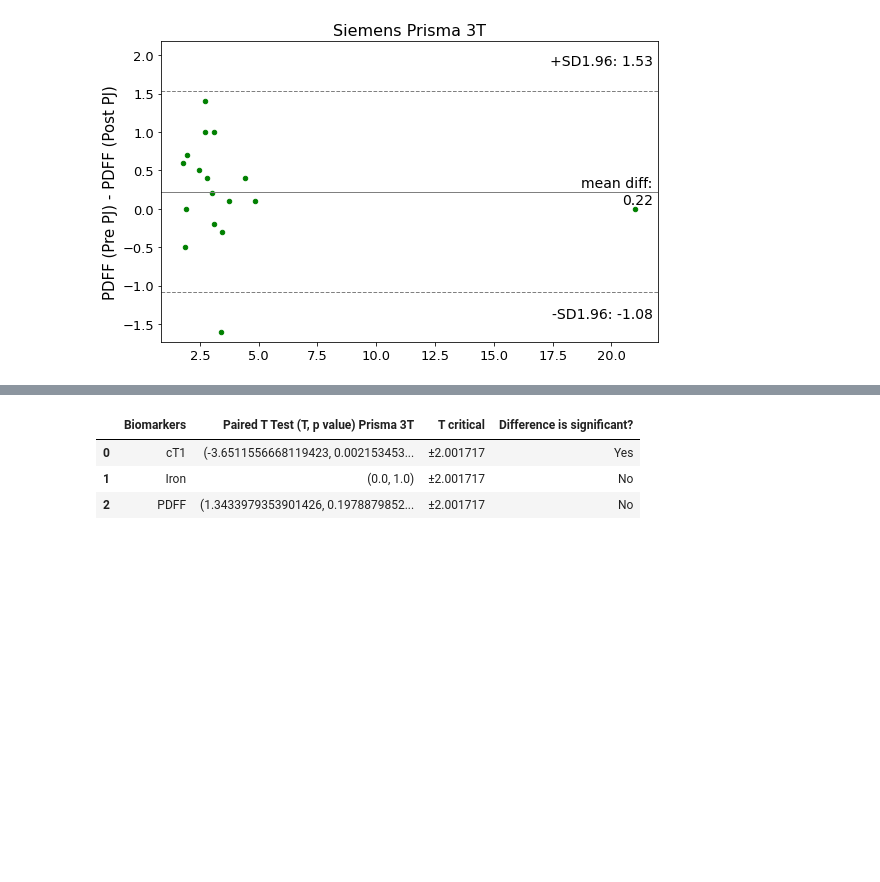
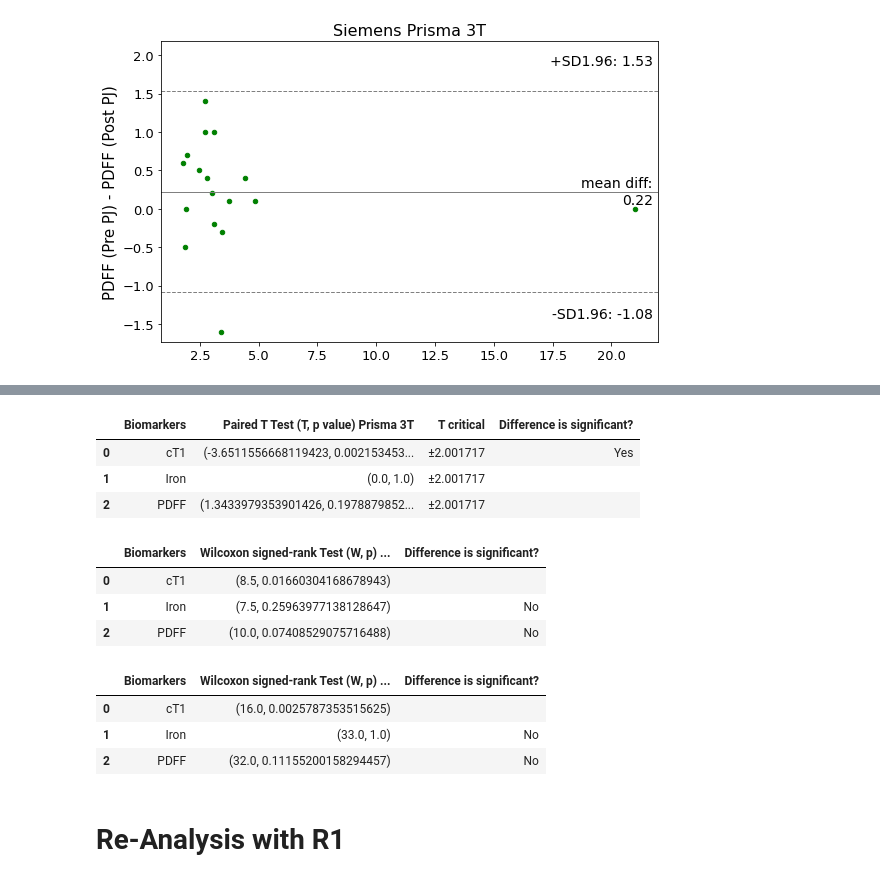
Before and after one commit to WhySeeYC/reference_app, a Jupyter notebook: PineappleJuice/VendorSpecificPlots.ipynb, the cells around one changed output, grey strips where cells are left out. Saved outputs shown, nothing was run; the diff lists cells and outputs as text; code cells hidden in the pictures; blank space fills up the shorter version.

```diff
--- a/PineappleJuice/VendorSpecificPlots.ipynb
+++ b/PineappleJuice/VendorSpecificPlots.ipynb
@@ -7,3 +10,6 @@ from scipy import stats
 import numpy as np
 import dataframe_image as dfi
 import statsmodels.api as sm
+# %%
+pd.set_option('display.max_columns', None)
+pd.set_option('display.max_rows', None)
@@ -10,5 +46,5 @@ import statsmodels.api as sm
 # %%
-file = "/Users/yi-chunwang/OneDrive - Perspectum Diagnostics Ltd/Python/PineappleJuice/FinalDF.csv"
+file = "/Users/yi-chunwang/OneDrive - Perspectum Ltd/Work_Repo/PineappleJuice/FinalDF.csv"
 read_file = pd.read_csv(file, delimiter = ",", header= 0)
 read_file
 # %% [output]
@@ -482,28 +638,42 @@ TT
 # %%
+# T Test for 3T
+
 cT1TT = stats.ttest_rel(PA["cT1 median (Pre PJ)"], PA["cT1 median (Post PJ)"])
 IronTT = stats.ttest_rel(PA["Iron median (Pre PJ)"], PA["Iron median (Post PJ)"])
 PDFFTT = stats.ttest_rel(PA["PDFF median (Pre PJ)"], PA["PDFF median (Post PJ)"])
 Tcritical = '±2.001717'
-data2 = {"Biomarkers":["cT1", "Iron", "PDFF"], "Paired T Test (T, p value) Prisma 3T":[cT1TT, IronTT, PDFFTT], "T critical": [Tcritical, Tcritical, Tcritical], "Difference is significant?": ['Yes', 'No', 'No']}
-TT2 = pd.DataFrame(data = data2)
-TT2
+data2 = {"Biomarkers":["cT1", "Iron", "PDFF"], "Paired T Test (T, p value) Prisma 3T":[cT1TT, IronTT, PDFFTT], "T critical": [Tcritical, Tcritical, Tcritical], "Difference is significant?": ['Yes', '', '']}
+PA_TT = pd.DataFrame(data = data2)
+PA_TT
 # %% [output]
 |  | Biomarkers | Paired T Test (T, p value) Prisma 3T | T critical | Difference is significant? |
 | 0 | cT1 | (-3.6511556668119423, 0.002153453... | ±2.001717 | Yes |
-| 1 | Iron | (0.0, 1.0) | ±2.001717 | No |
-| 2 | PDFF | (1.3433979353901426, 0.1978879852... | ±2.001717 | No |
+| 1 | Iron | (0.0, 1.0) | ±2.001717 |  |
+| 2 | PDFF | (1.3433979353901426, 0.1978879852... | ±2.001717 |  |
 # %%
-cT1TT = stats.wilcoxon(AV["cT1 median (Pre PJ)"], AV["cT1 median (Post PJ)"])
-IronTT = stats.wilcoxon(AV["Iron median (Pre PJ)"], AV["Iron median (Post PJ)"])
-PDFFTT = stats.wilcoxon(AV["PDFF median (Pre PJ)"], AV["PDFF median (Post PJ)"])
-data2 = {"Biomarkers":["cT1", "Iron", "PDFF"], "Wilcoxon signed-rank Test (W, p) Avantofit 1.5T":[cT1TT, IronTT, PDFFTT], "Difference is significant?": ['Yes', 'No', 'No']}
-W = pd.DataFrame(data = data2)
-W
+# Wilcoxon Test for 1.5T
+cT1WT = stats.wilcoxon(AV["cT1 median (Pre PJ)"], AV["cT1 median (Post PJ)"])
+IronWT = stats.wilcoxon(AV["Iron median (Pre PJ)"], AV["Iron median (Post PJ)"])
+PDFFWT = stats.wilcoxon(AV["PDFF median (Pre PJ)"], AV["PDFF median (Post PJ)"])
+data2 = {"Biomarkers":["cT1", "Iron", "PDFF"], "Wilcoxon signed-rank Test (W, p) Avantofit 1.5T":[cT1WT, IronWT, PDFFWT], "Difference is significant?": ['', 'No', 'No']}
+AV_W = pd.DataFrame(data = data2)
+AV_W
+# %% [output]
+|  | Biomarkers | Wilcoxon signed-rank Test (W, p) ... | Difference is significant? |
+| 0 | cT1 | (8.5, 0.01660304168678943) |  |
+| 1 | Iron | (7.5, 0.25963977138128647) | No |
+| 2 | PDFF | (10.0, 0.07408529075716488) | No |
 # %%
-cT1TT = stats.wilcoxon(PA["cT1 median (Pre PJ)"], PA["cT1 median (Post PJ)"])
-IronTT = stats.wilcoxon(PA["Iron median (Pre PJ)"], PA["Iron median (Post PJ)"])
-PDFFTT = stats.wilcoxon(PA["PDFF median (Pre PJ)"], PA["PDFF median (Post PJ)"])
+# Wilcoxon Test for 3T
+cT1WT = stats.wilcoxon(PA["cT1 median (Pre PJ)"], PA["cT1 median (Post PJ)"])
+IronWT = stats.wilcoxon(PA["Iron median (Pre PJ)"], PA["Iron median (Post PJ)"])
+PDFFWT = stats.wilcoxon(PA["PDFF median (Pre PJ)"], PA["PDFF median (Post PJ)"])
 Tcritical = '±2.001717'
-data2 = {"Biomarkers":["cT1", "Iron", "PDFF"], "Wilcoxon signed-rank Test (W, p) Prisma 3T":[cT1TT, IronTT, PDFFTT], "Difference is significant?": ['Yes', 'No', 'No']}
-W2 = pd.DataFrame(data = data2)
-W2
+data2 = {"Biomarkers":["cT1", "Iron", "PDFF"], "Wilcoxon signed-rank Test (W, p) Prisma 3T":[cT1WT, IronWT, PDFFWT], "Difference is significant?": ['', 'No', 'No']}
+PA_W = pd.DataFrame(data = data2)
+PA_W
+# %% [output]
+|  | Biomarkers | Wilcoxon signed-rank Test (W, p) ... | Difference is significant? |
+| 0 | cT1 | (16.0, 0.0025787353515625) |  |
+| 1 | Iron | (33.0, 1.0) | No |
+| 2 | PDFF | (32.0, 0.11155200158294457) | No |
@@ -509,0 +699,2 @@ W2
+# %% [markdown]
+# Re-Analysis with R1
```
Also changed, not shown: parts of 36 cells of this notebook.
